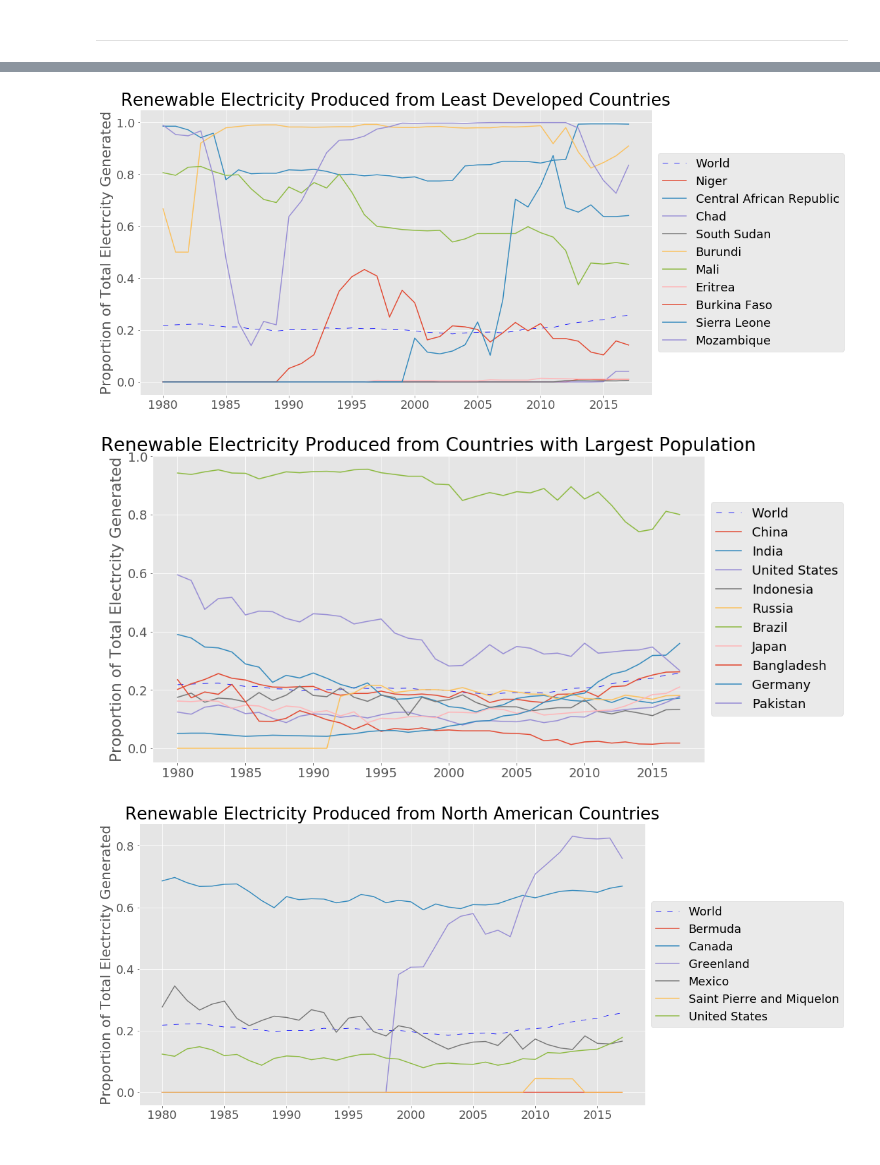
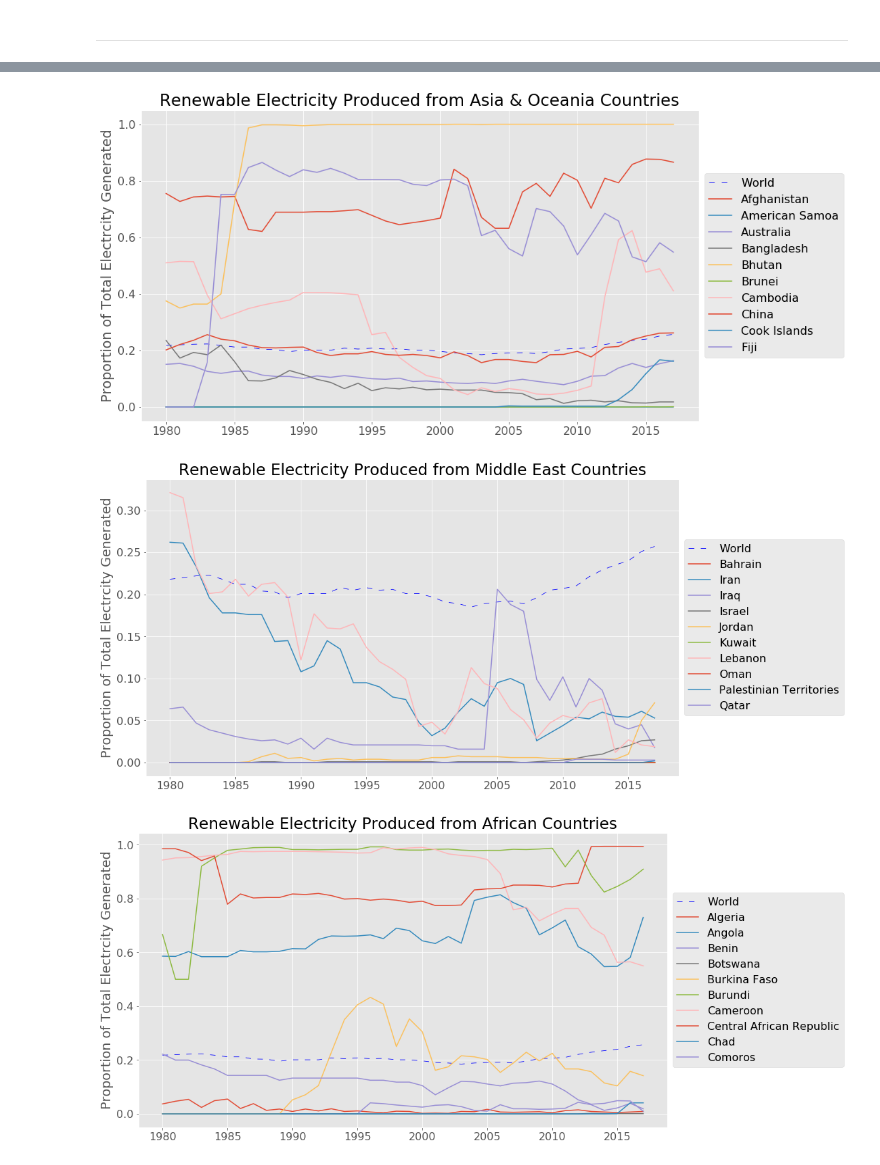
Before and after one commit to Jbudnick/World_Renewable_Electricity, a Jupyter notebook: notebooks/Capstone1Plots.ipynb, the cells around one changed output, grey strips where cells are left out. Drawn from its saved outputs; the diff is of its cells as text; code cells hidden in the pictures.

```diff
--- a/notebooks/Capstone1Plots.ipynb
+++ b/notebooks/Capstone1Plots.ipynb
@@ -467,4 +469,5 @@ if __name__ == '__main__':
 # %%
 import matplotlib
-matplotlib.rcParams.update({'font.size':18})
+from mpl_toolkits.basemap import Basemap
+matplotlib.rcParams.update({'font.size':16})
 # %%
@@ -481,5 +531,5 @@ Development_Analysis.plot_data(maxlines = 10, include_world = True)
 # %%
-Least_Dev_Analysis.plot_data(maxlines = 10,include_world = True)
+Asia_Analysis.plot_data(maxlines = 10, include_world=True)
 plt.show()
 # %% [output]
-[figure, old version]
+[figure, new version]
@@ -486,4 +538,5 @@ plt.show()
 # %%
-HighPop_Analysis.plot_data(maxlines = 10, include_world=True)
+MidEast_Analysis.plot_data(maxlines = 10, include_world=True)
+plt.show()
 # %% [output]
-[figure, old version]
+[figure, new version]
@@ -490,4 +545,5 @@ HighPop_Analysis.plot_data(maxlines = 10, include_world=True)
 # %%
-North_America_Analysis.plot_data(include_world=True)
+Africa_Analysis.plot_data(maxlines = 10, include_world=True)
+plt.show()
 # %% [output]
-[figure, old version]
+[figure, new version]
```
Also changed, not shown: parts of 33 cells of this notebook, 16 other files.
